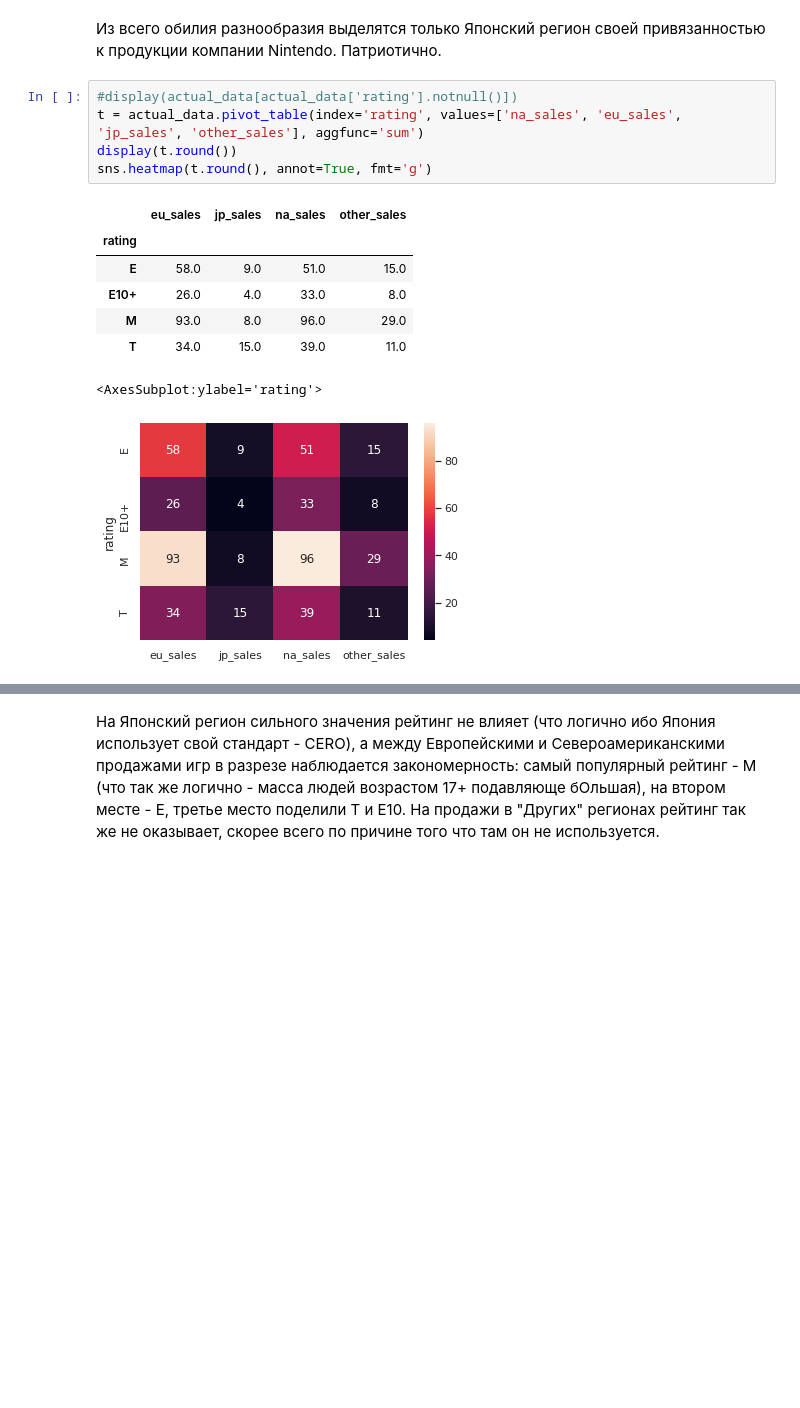
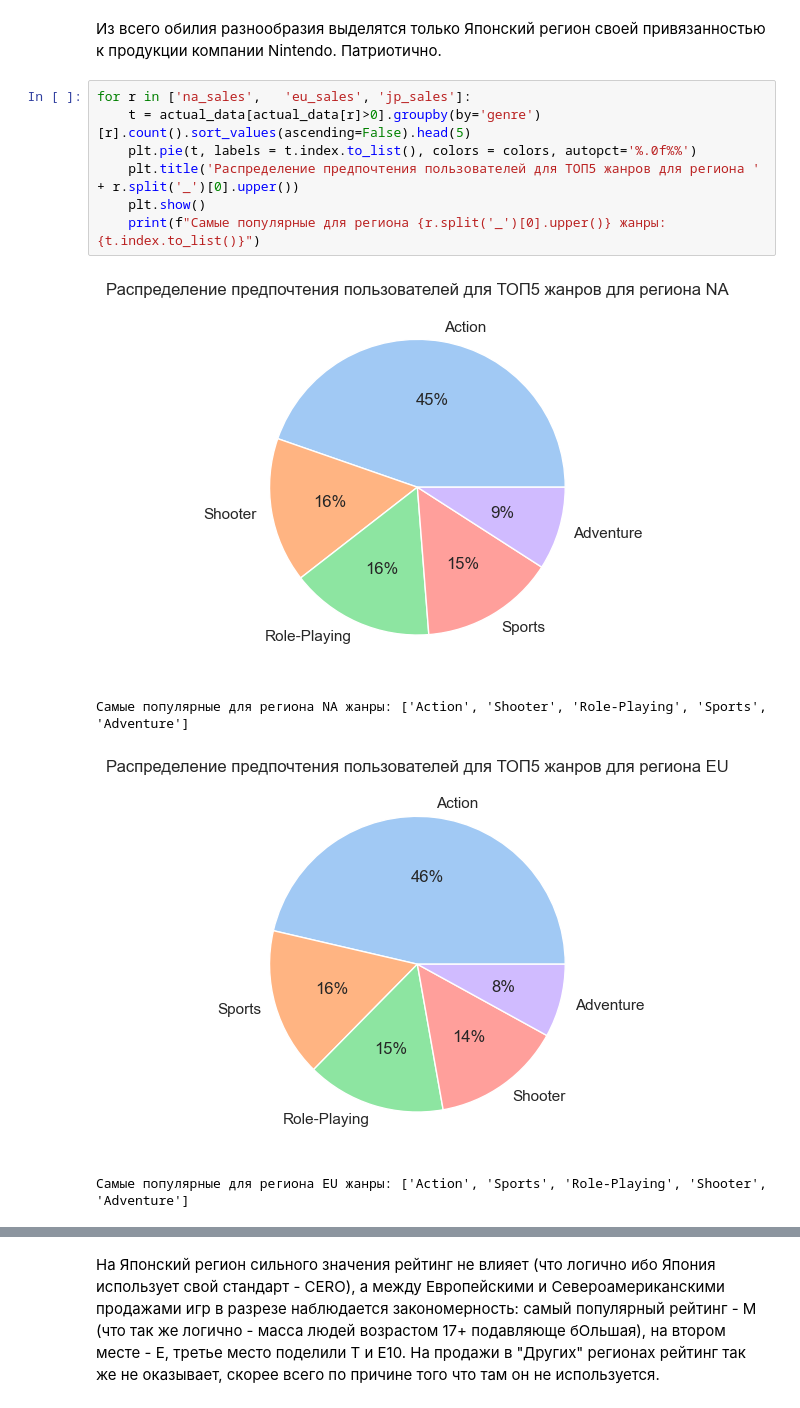
Before and after one commit to kapa6ac/project2, a Jupyter notebook: notebook (1).ipynb, the cells around one changed output, grey strips where cells are left out. Drawn from its saved outputs; the diff is of its cells as text; blank space fills up the shorter version.

```diff
--- a/notebook (1).ipynb
+++ b/notebook (1).ipynb
@@ -683,16 +700,14 @@ for p in ['platform', 'genre']:
 # %% [markdown]
 Из всего обилия разнообразия выделятся только Японский регион своей привязанностью к продукции компании Nintendo. Патриотично.
-# %%
-#display(actual_data[actual_data['rating'].notnull()])
-t = actual_data.pivot_table(index='rating', values=['na_sales',	'eu_sales',	'jp_sales',	'other_sales'], aggfunc='sum')
-display(t.round())
-sns.heatmap(t.round(), annot=True, fmt='g')
-# %% [output]
-|  | eu_sales | jp_sales | na_sales | other_sales |
-| rating |  |  |  |  |
-| E | 58.0 | 9.0 | 51.0 | 15.0 |
-| E10+ | 26.0 | 4.0 | 33.0 | 8.0 |
-| M | 93.0 | 8.0 | 96.0 | 29.0 |
-| T | 34.0 | 15.0 | 39.0 | 11.0 |
-<AxesSubplot:ylabel='rating'>
-[figure, removed]
+# %%
+for r in ['na_sales',	'eu_sales',	'jp_sales']:
+    t = actual_data[actual_data[r]>0].groupby(by='genre')[r].count().sort_values(ascending=False).head(5)
+    plt.pie(t, labels = t.index.to_list(), colors = colors, autopct='%.0f%%')
+    plt.title('Распределение предпочтения пользователей для ТОП5 жанров для региона ' + r.split('_')[0].upper())
+    plt.show()
+    print(f"Самые популярные для региона {r.split('_')[0].upper()} жанры: {t.index.to_list()}")
+# %% [output]
+[figure, added]
+Самые популярные для региона NA жанры: ['Action', 'Shooter', 'Role-Playing', 'Sports', 'Adventure']
+[figure, added]
+Самые популярные для региона EU жанры: ['Action', 'Sports', 'Role-Playing', 'Shooter', 'Adventure']
```
Also changed, not shown: parts of 15 cells of this notebook.
